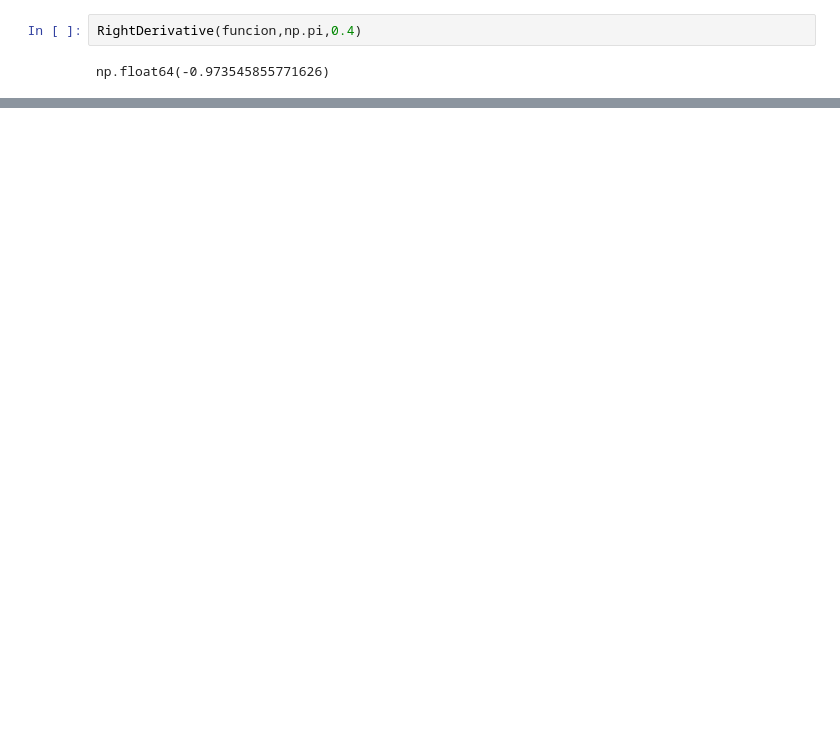
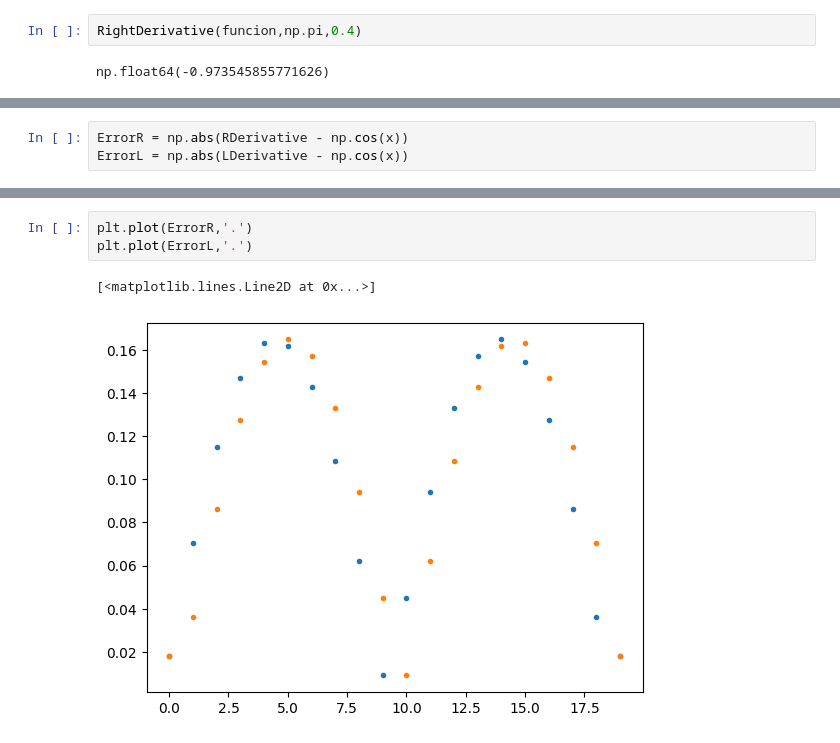
Before and after one commit to asegura4488/MetodosComputacionalesI2025, a Jupyter notebook: Semana3/Derivacion1.ipynb, the cells around one changed output, grey strips where cells are left out. Saved outputs shown, nothing was run; the diff lists cells and outputs as text; blank space fills up the shorter version.

```diff
--- a/Semana3/Derivacion1.ipynb
+++ b/Semana3/Derivacion1.ipynb
@@ -49,0 +64,3 @@ plt.legend()
+# %%
+ErrorR = np.abs(RDerivative - np.cos(x))
+ErrorL = np.abs(LDerivative - np.cos(x))
@@ -49,0 +71,6 @@ plt.legend()
+# %%
+plt.plot(ErrorR,'.')
+plt.plot(ErrorL,'.')
+# %% [output]
+[<matplotlib.lines.Line2D at 0x...>]
+[figure, added]
```
Also changed, not shown: parts of 8 cells of this notebook.
